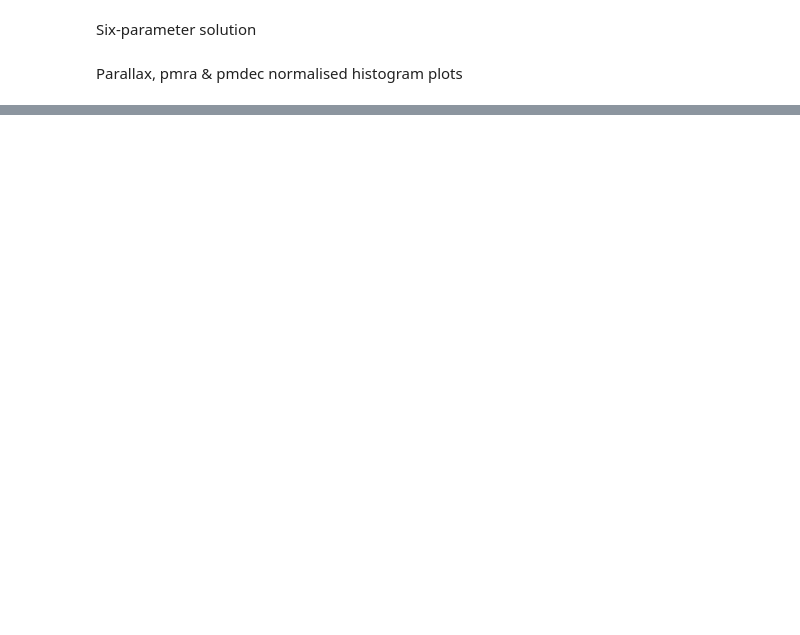
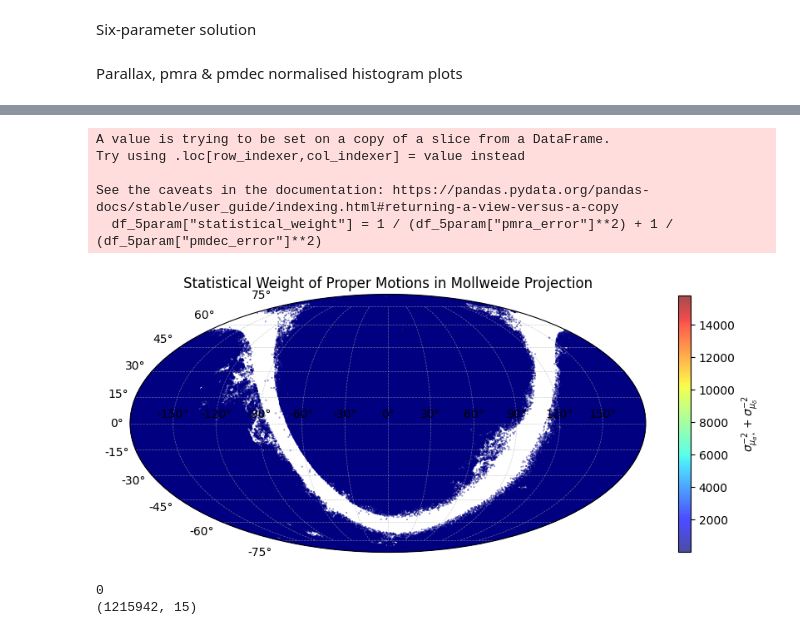
Before and after one commit to MatteoMancini01/Gaia_EDR3, a Jupyter notebook: NoteBook.ipynb, the cells around one changed output, grey strips where cells are left out. Saved outputs shown, nothing was run; the diff lists cells and outputs as text; code cells hidden in the pictures; blank space fills up the shorter version.

```diff
--- a/NoteBook.ipynb
+++ b/NoteBook.ipynb
@@ -258,0 +327,43 @@ np.max(ra)
+# %%
+# Compute statistical weight
+df_5param["statistical_weight"] = 1 / (df_5param["pmra_error"]**2) + 1 / (df_5param["pmdec_error"]**2)
+
+# Convert RA/Dec for Mollweide projection
+ra = np.radians(df_5param["ra"].values) - np.pi
+dec = np.radians(df_5param["dec"].values) # Convert to radians
+
+
+# Normalize statistical weight for color mapping
+weights = df_5param["statistical_weight"].values
+#weights = weights / np.max(weights)  # Normalize between 0 and 1
+
+# Create Mollweide plot
+plt.figure(figsize=(10, 5))
+ax = plt.subplot(111, projection="mollweide")
+
+# Scatter plot with color mapping based on statistical weight
+sc = ax.scatter(ra, dec, c=weights, cmap="jet", s=0.1, alpha=0.7)
+
+# Add colorbar
+cbar = plt.colorbar(sc, orientation="vertical", shrink=0.8, pad=0.05)
+cbar.set_label(r"$\sigma_{\mu_{\alpha*}}^{-2} + \sigma_{\mu_{\delta}}^{-2}$")
+
+# Add grid and title
+ax.grid(True, linestyle="--", linewidth=0.5, alpha=0.6)
+plt.title("Statistical Weight of Proper Motions in Mollweide Projection")
+
+# Show plot
+plt.show()
+# %% [output]
+A value is trying to be set on a copy of a slice from a DataFrame.
+Try using .loc[row_indexer,col_indexer] = value instead
+
+See the caveats in the documentation: https://pandas.pydata.org/pandas-docs/stable/user_guide/indexing.html#returning-a-view-versus-a-copy
+  df_5param["statistical_weight"] = 1 / (df_5param["pmra_error"]**2) + 1 / (df_5param["pmdec_error"]**2)
+[figure, added]
+# %%
+print(df_5param["statistical_weight"].isna().sum())  # Check for NaNs
+print(df_5param.shape)  # See if data is unexpectedly small
+# %% [output]
+0
+(1215942, 15)
```
Also changed, not shown: parts of 23 cells of this notebook, 1 other file.
